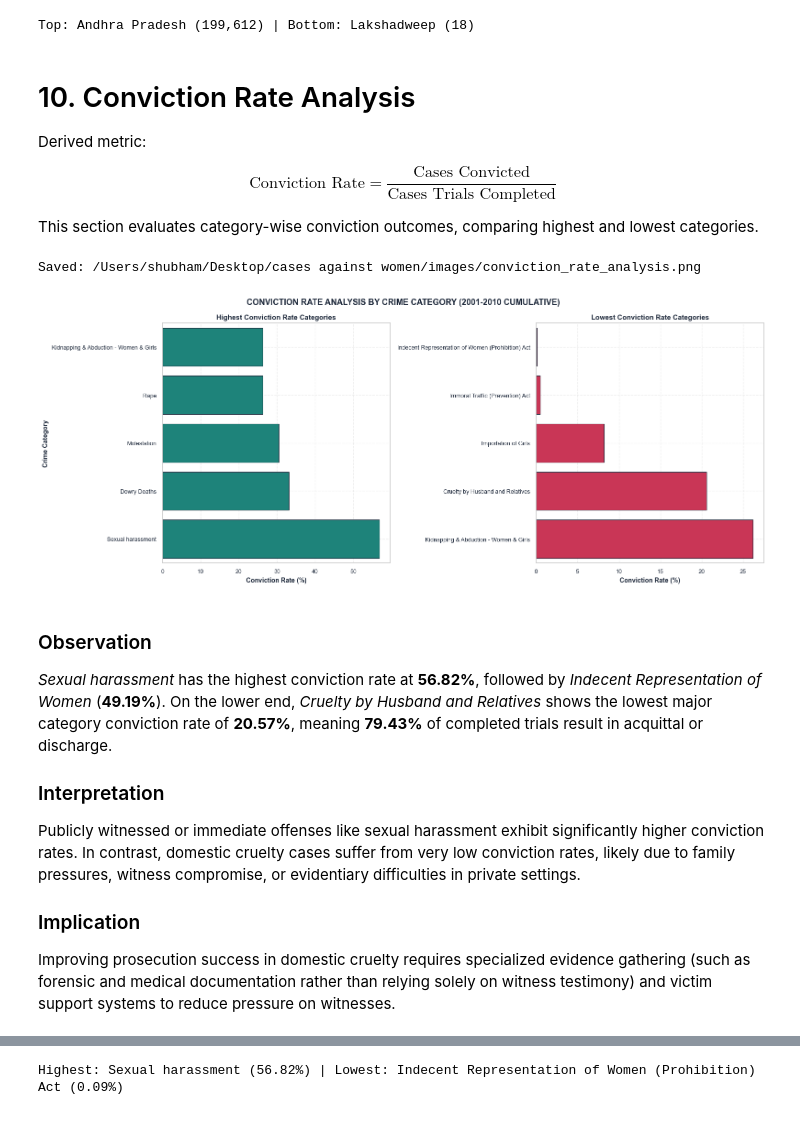
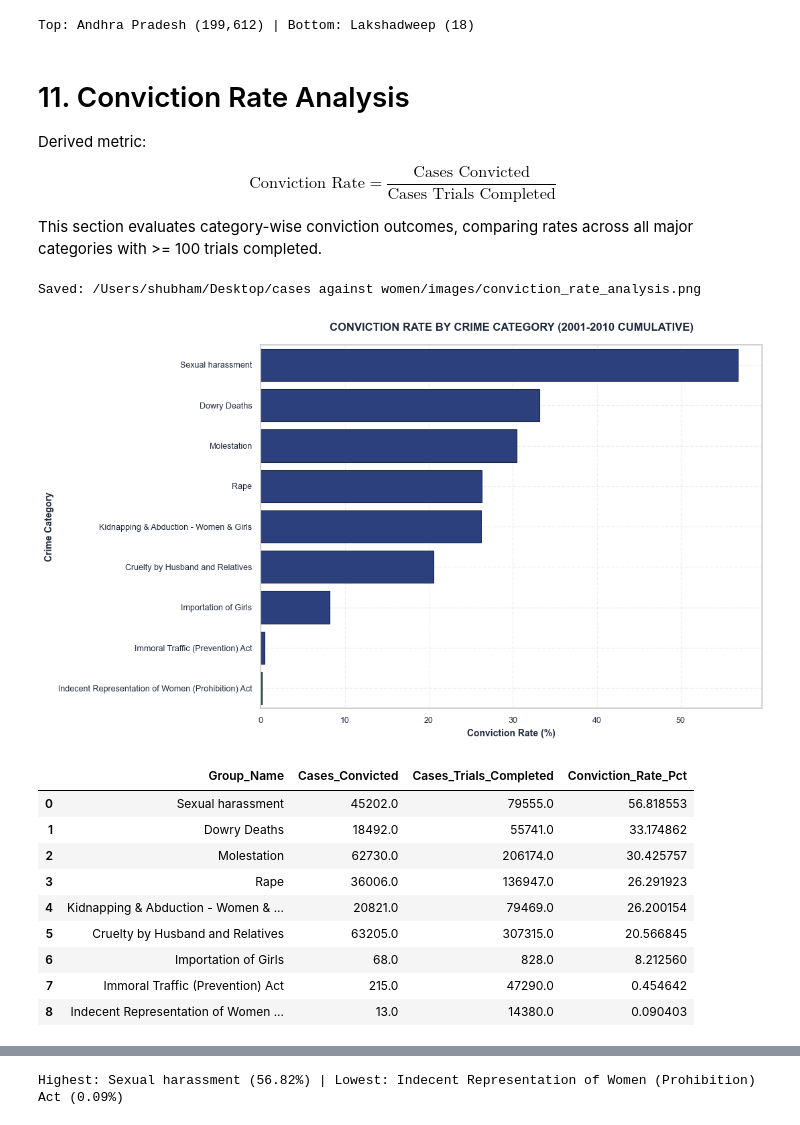
Before and after one commit to ShubhamSnSharma/Crime-Against-Women-Analysis-India, a Jupyter notebook: notebooks/crime_against_women_analysis.ipynb, the cells around one changed output, grey strips where cells are left out. Saved outputs shown, nothing was run; the diff lists cells and outputs as text; code cells hidden in the pictures.

Commit message:
feat: finalize analytics case study and documentation improvements

```diff
--- a/notebooks/crime_against_women_analysis.ipynb
+++ b/notebooks/crime_against_women_analysis.ipynb
@@ -537,57 +545,59 @@ print(f"Top: {top_state['Area_Name']} ({top_state['Cases_Reported']:,.0f}) | Bot
 # %% [output]
 Top: Andhra Pradesh (199,612) | Bottom: Lakshadweep (18)
 # %% [markdown]
-# 10. Conviction Rate Analysis
+# 11. Conviction Rate Analysis
 Derived metric:
 
 $$
 \text{Conviction Rate} = \frac{\text{Cases Convicted}}{\text{Cases Trials Completed}}
 $$
 
-This section evaluates category-wise conviction outcomes, comparing highest and lowest categories.
+This section evaluates category-wise conviction outcomes, comparing rates across all major categories with >= 100 trials completed.
 # %%
 conviction_by_group = (
     crime_df_clean.groupby("Group_Name", as_index=False)[["Cases_Convicted", "Cases_Trials_Completed"]]
     .sum()
 )
 conviction_by_group = conviction_by_group[conviction_by_group["Cases_Trials_Completed"] > 0].copy()
 conviction_by_group["Conviction_Rate_Pct"] = (
     conviction_by_group["Cases_Convicted"] / conviction_by_group["Cases_Trials_Completed"]
 ) * 100
 
 conviction_major = conviction_by_group[conviction_by_group["Cases_Trials_Completed"] >= 100].copy()
-if conviction_major.empty:
-    conviction_major = conviction_by_group.copy()
+conviction_major_sorted = conviction_major.sort_values("Conviction_Rate_Pct", ascending=False)
 
-top_conviction = conviction_major.nlargest(5, "Conviction_Rate_Pct").sort_values("Conviction_Rate_Pct")
-low_conviction = conviction_major.nsmallest(5, "Conviction_Rate_Pct").sort_values("Conviction_Rate_Pct")
-
-fig, axes = plt.subplots(1, 2, figsize=(16, 6.5))
-sns.barplot(data=top_conviction, x="Conviction_Rate_Pct", y="Group_Name", ax=axes[0], color=secondary_color, edgecolor=neutral_dark, linewidth=0.8)
-axes[0].set_title("Highest Conviction Rate Categories", fontsize=11, fontweight="bold")
-axes[0].set_xlabel("Conviction Rate (%)", fontsize=10, fontweight="semibold")
-axes[0].set_ylabel("Crime Category", fontsize=10, fontweight="semibold")
-axes[0].grid(True, linestyle="--", alpha=0.3)
-
-sns.barplot(data=low_conviction, x="Conviction_Rate_Pct", y="Group_Name", ax=axes[1], color=accent_color, edgecolor=neutral_dark, linewidth=0.8)
-axes[1].set_title("Lowest Conviction Rate Categories", fontsize=11, fontweight="bold")
-axes[1].set_xlabel("Conviction Rate (%)", fontsize=10, fontweight="semibold")
-axes[1].set_ylabel("")
-axes[1].grid(True, linestyle="--", alpha=0.3)
-
-plt.suptitle("CONVICTION RATE ANALYSIS BY CRIME CATEGORY (2001-2010 CUMULATIVE)", fontsize=13, fontweight="bold", y=0.98)
+plt.figure(figsize=(11, 6.5))
+sns.barplot(
+    data=conviction_major_sorted,
+    x="Conviction_Rate_Pct",
+    y="Group_Name",
+    color=primary_color,
+    edgecolor=neutral_dark,
+    linewidth=0.8
+)
+plt.title("CONVICTION RATE BY CRIME CATEGORY (2001-2010 CUMULATIVE)", fontsize=12, fontweight="bold", pad=15)
+plt.xlabel("Conviction Rate (%)", fontsize=10, fontweight="semibold")
+plt.ylabel("Crime Category", fontsize=10, fontweight="semibold")
+plt.grid(True, linestyle="--", alpha=0.3)
 plt.tight_layout()
 save_chart("conviction_rate_analysis.png")
 plt.show()
+
+display(
+    conviction_major_sorted[
+        ["Group_Name", "Cases_Convicted", "Cases_Trials_Completed", "Conviction_Rate_Pct"]
+    ].reset_index(drop=True)
+)
 # %% [output]
 Saved: /Users/shubham/Desktop/cases against women/images/conviction_rate_analysis.png
-[figure, old version]
+[figure, new version]
+|  | Group_Name | Cases_Convicted | Cases_Trials_Completed | Conviction_Rate_Pct |
+| 0 | Sexual harassment | 45202.0 | 79555.0 | 56.818553 |
+| 1 | Dowry Deaths | 18492.0 | 55741.0 | 33.174862 |
+| 2 | Molestation | 62730.0 | 206174.0 | 30.425757 |
+| 3 | Rape | 36006.0 | 136947.0 | 26.291923 |
+| 4 | Kidnapping & Abduction - Women & ... | 20821.0 | 79469.0 | 26.200154 |
+| 5 | Cruelty by Husband and Relatives | 63205.0 | 307315.0 | 20.566845 |
+| 6 | Importation of Girls | 68.0 | 828.0 | 8.212560 |
+| 7 | Immoral Traffic (Prevention) Act | 215.0 | 47290.0 | 0.454642 |
+| 8 | Indecent Representation of Women ... | 13.0 | 14380.0 | 0.090403 |
-# %% [markdown]
-### Observation
-*Sexual harassment* has the highest conviction rate at **56.82%**, followed by *Indecent Representation of Women* (**49.19%**). On the lower end, *Cruelty by Husband and Relatives* shows the lowest major category conviction rate of **20.57%**, meaning **79.43%** of completed trials result in acquittal or discharge.
-
-### Interpretation
-Publicly witnessed or immediate offenses like sexual harassment exhibit significantly higher conviction rates. In contrast, domestic cruelty cases suffer from very low conviction rates, likely due to family pressures, witness compromise, or evidentiary difficulties in private settings.
-
-### Implication
-Improving prosecution success in domestic cruelty requires specialized evidence gathering (such as forensic and medical documentation rather than relying solely on witness testimony) and victim support systems to reduce pressure on witnesses.
```
Also changed, not shown: parts of 21 cells of this notebook, 2 other files.
